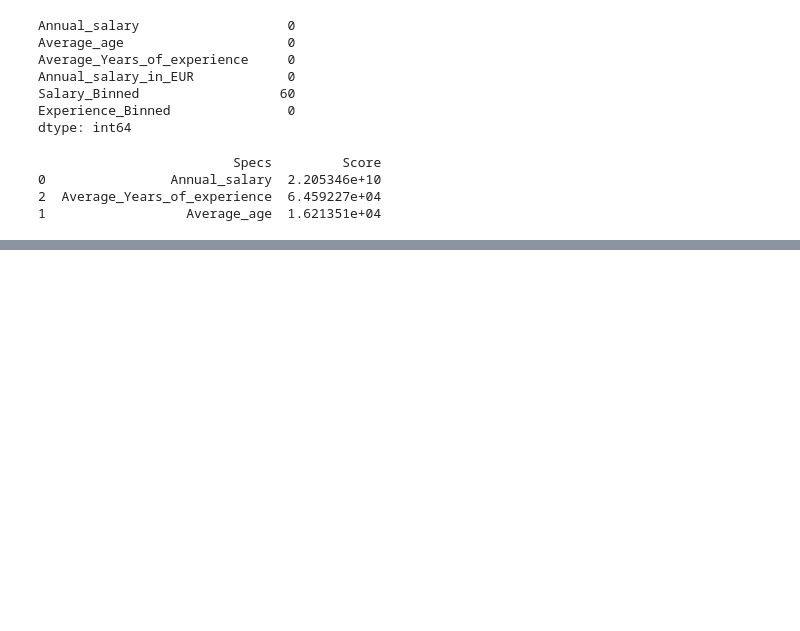
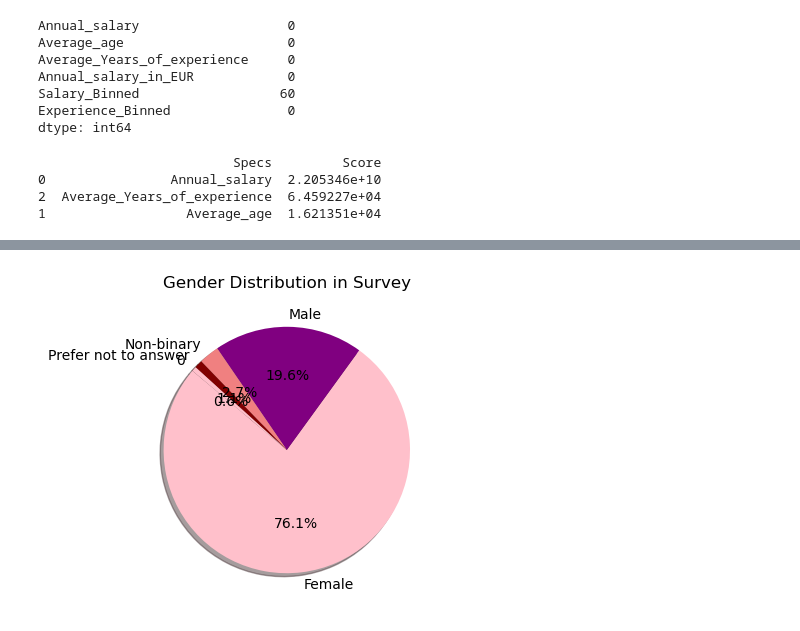
Before and after one commit to pta20037/CA1_SalarySurvey, a Jupyter notebook: CA1_SalarySurvey.ipynb, the cells around one changed output, grey strips where cells are left out. Drawn from its saved outputs; the diff is of its cells as text; code cells hidden in the pictures; blank space fills up the shorter version.

```diff
--- a/CA1_SalarySurvey.ipynb
+++ b/CA1_SalarySurvey.ipynb
@@ -779,0 +784,16 @@ plt.show()
+# %%
+# Creating a pie chart with gender counts using matplotlib
+# Reference: Geeks for geeks: https://www.geeksforgeeks.org/plot-a-pie-chart-in-python-using-matplotlib/ 04 October 2024
+# Reference: Python Tutorials: https://pythonspot.com/matplotlib-pie-chart/ 2023 Pythonspot
+gender_counts = clean_reduced_df['Gender_category'].value_counts()
+
+# Define colors for each gender category
+colors = ['pink', 'purple', 'lightcoral', 'maroon']
+
+# Plotting the pie chart
+plt.figure(figsize=(6, 4))
+plt.pie(gender_counts, labels=gender_counts.index,colors=colors, shadow=True, autopct='%1.1f%%', startangle=140)
+plt.title('Gender Distribution in Survey')
+plt.show()
+# %% [output]
+[figure, added]
```
Also changed, not shown: parts of 9 cells of this notebook.
